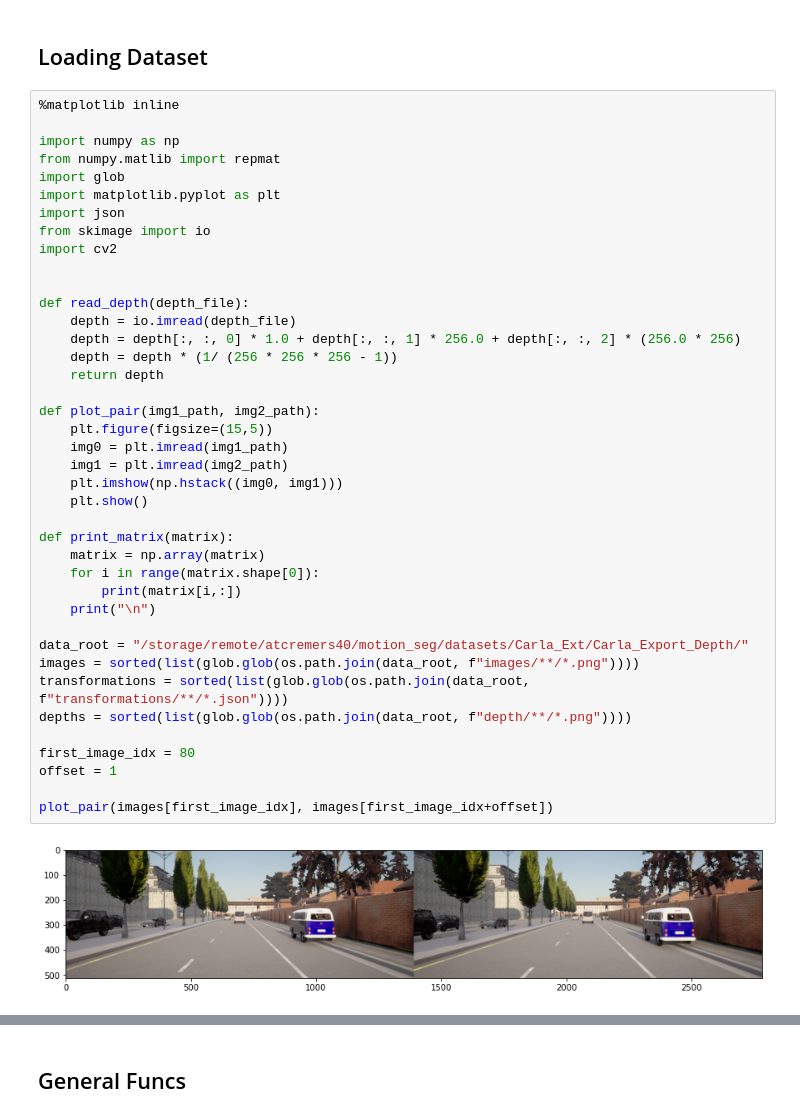
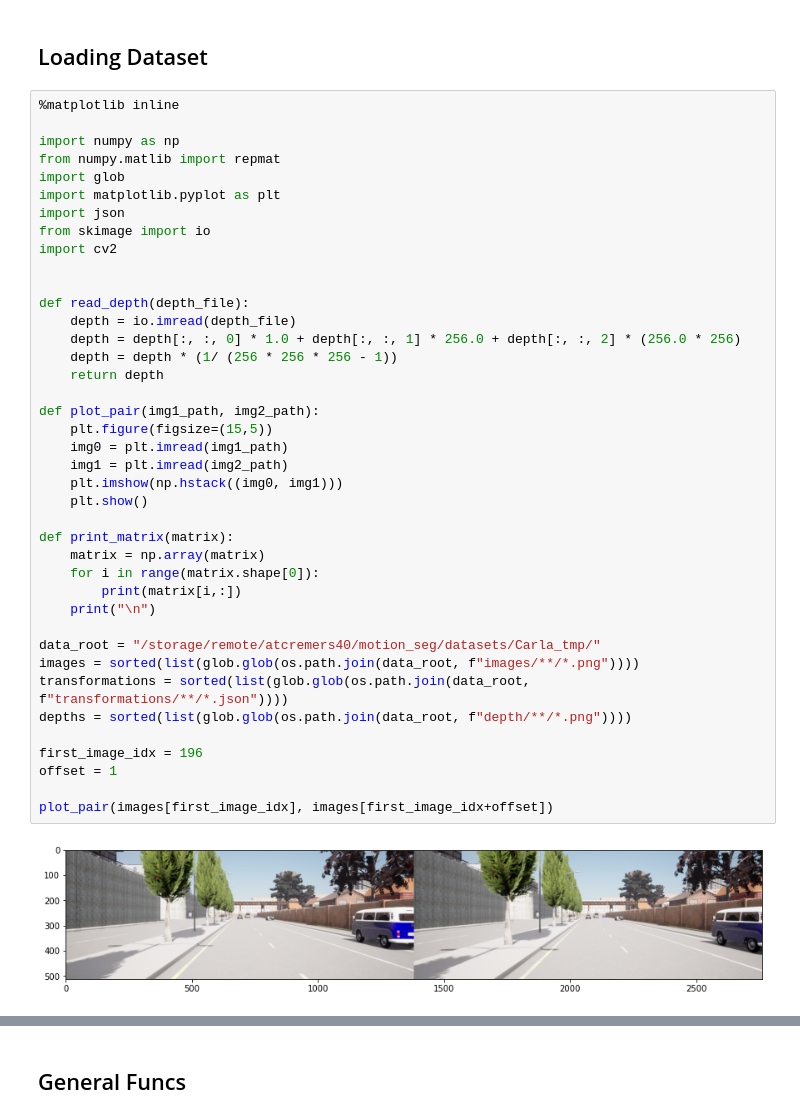
Before and after one commit to jonasdieker/motion_segmentation, a Jupyter notebook: unsupervised/static_scene_flow.ipynb, the cells around one changed output, grey strips where cells are left out. Drawn from its saved outputs; the diff is of its cells as text.

```diff
--- a/unsupervised/static_scene_flow.ipynb
+++ b/unsupervised/static_scene_flow.ipynb
@@ -12,36 +12,36 @@ from skimage import io
 import cv2
 
 
 def read_depth(depth_file):
     depth = io.imread(depth_file)
     depth = depth[:, :, 0] * 1.0 + depth[:, :, 1] * 256.0 + depth[:, :, 2] * (256.0 * 256)
     depth = depth * (1/ (256 * 256 * 256 - 1))
     return depth
 
 def plot_pair(img1_path, img2_path):
     plt.figure(figsize=(15,5))
     img0 = plt.imread(img1_path)
     img1 = plt.imread(img2_path)
     plt.imshow(np.hstack((img0, img1)))
     plt.show()
 
 def print_matrix(matrix):
     matrix = np.array(matrix)
     for i in range(matrix.shape[0]):
         print(matrix[i,:])
     print("\n")
 
-data_root = "/storage/remote/atcremers40/motion_seg/datasets/Carla_Ext/Carla_Export_Depth/"
+data_root = "/storage/remote/atcremers40/motion_seg/datasets/Carla_tmp/"
 images = sorted(list(glob.glob(os.path.join(data_root, f"images/**/*.png"))))
 transformations = sorted(list(glob.glob(os.path.join(data_root, f"transformations/**/*.json"))))
 depths = sorted(list(glob.glob(os.path.join(data_root, f"depth/**/*.png"))))
 
-first_image_idx = 80
+first_image_idx = 196
 offset = 1
 
 plot_pair(images[first_image_idx], images[first_image_idx+offset])
 # %% [output]
-[figure, old version]
+[figure, new version]
 # %%
 depth0 = plt.imread(depths[first_image_idx])
 depth1 = plt.imread(depths[first_image_idx+offset])
```
Also changed, not shown: parts of 13 cells of this notebook.
